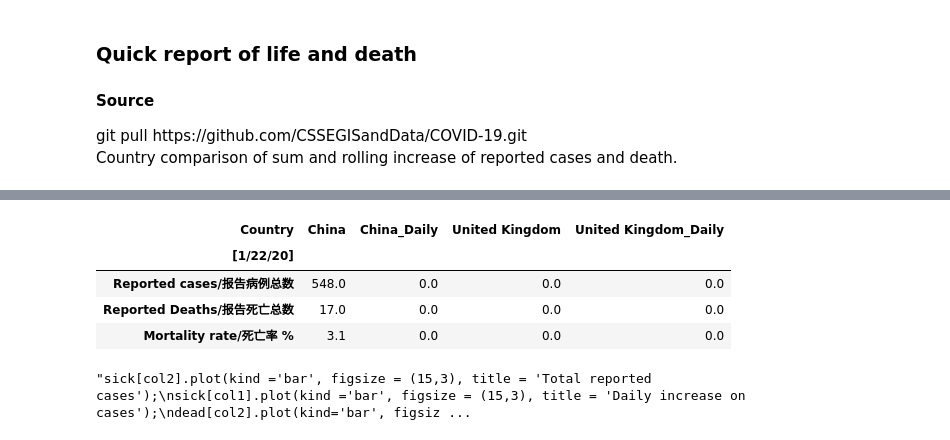
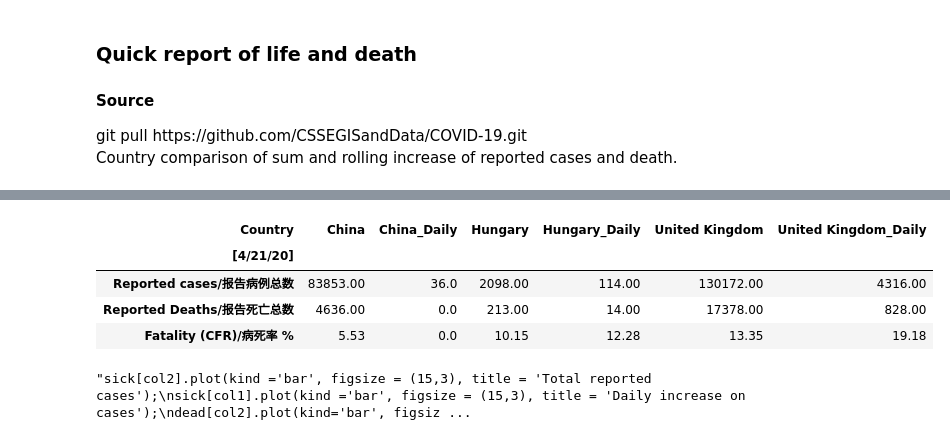
Before and after one commit to Htrismegistos/projectbuds, a Jupyter notebook: CoronaV/QuickView.ipynb, the cells around one changed output, grey strips where cells are left out. Saved outputs shown, nothing was run; the diff lists cells and outputs as text; code cells hidden in the pictures.

```diff
--- a/CoronaV/QuickView.ipynb
+++ b/CoronaV/QuickView.ipynb
@@ -53,7 +53,7 @@ def report(n=-1):
     c =c.append(c.apply(lambda x: round(x[1]*100/x[0],2) if x[0] != 0 else 0), ignore_index = True)
     c = c[sorted(c.columns)]
     c[:2] = c[:2].apply(lambda x: x.astype('int'), axis = 0)
-    c.set_index(pd.Series(['Reported cases/报告病例总数','Reported Deaths/报告死亡总数','Mortality rate/死亡率 %']), inplace = True)
+    c.set_index(pd.Series(['Reported cases/报告病例总数','Reported Deaths/报告死亡总数','Fatality (CFR)/病死率 %']), inplace = True)
     c.index.name = sick[n:m].index
     return c
 # %%
@@ -74,11 +74,11 @@ plot()
 # %%
-report(0)
+report()
 # %% [output]
-| Country | China | China_Daily | United Kingdom | United Kingdom_Daily |
-| [1/22/20] |  |  |  |  |
-| Reported cases/报告病例总数 | 548.0 | 0.0 | 0.0 | 0.0 |
-| Reported Deaths/报告死亡总数 | 17.0 | 0.0 | 0.0 | 0.0 |
-| Mortality rate/死亡率 % | 3.1 | 0.0 | 0.0 | 0.0 |
+| Country | China | China_Daily | Hungary | Hungary_Daily | United Kingdom | United Kingdom_Daily |
+| [4/21/20] |  |  |  |  |  |  |
+| Reported cases/报告病例总数 | 83853.00 | 36.0 | 2098.00 | 114.00 | 130172.00 | 4316.00 |
+| Reported Deaths/报告死亡总数 | 4636.00 | 0.0 | 213.00 | 14.00 | 17378.00 | 828.00 |
+| Fatality (CFR)/病死率 % | 5.53 | 0.0 | 10.15 | 12.28 | 13.35 | 19.18 |
 # %%
 col1 = c =[i for i in sick.columns if 'Daily' in i]
 col2 = c =[i for i in sick.columns if 'Daily' not in i]
```
Also changed, not shown: parts of 2 cells of this notebook, 1 other file.
